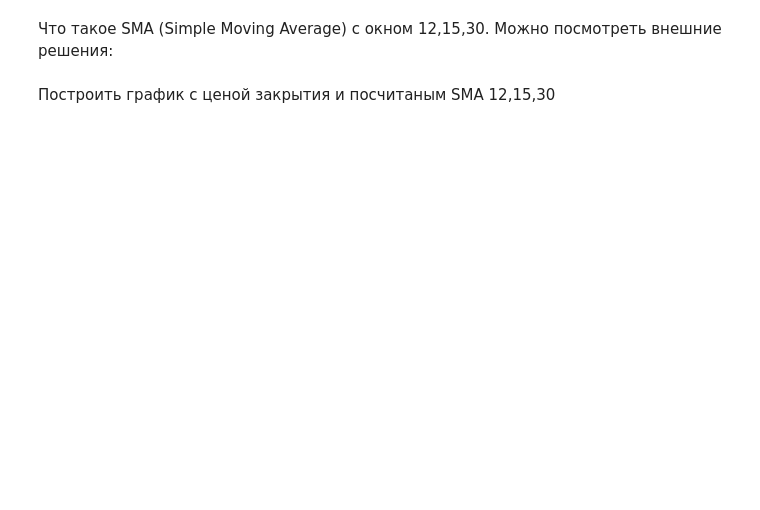
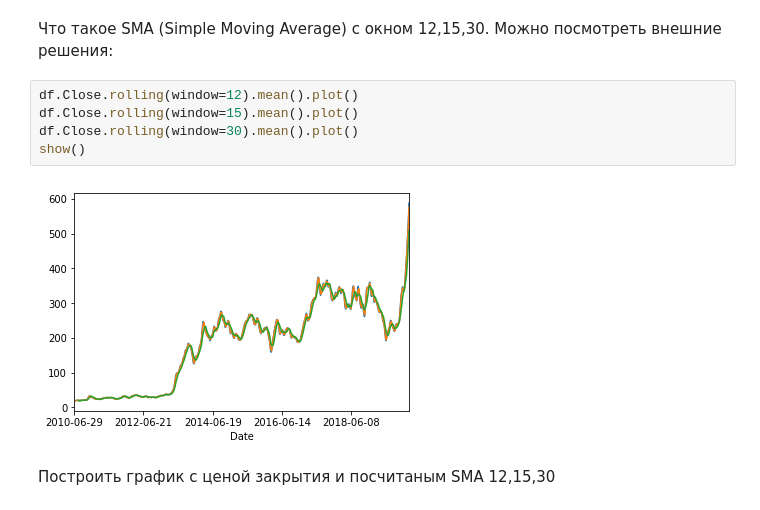
Before and after one commit to RomanMorenkoM10-102M/Morenko-M10-102M, a Jupyter notebook: DZ Pandas.ipynb, the cells around one changed output. Saved outputs shown, nothing was run; the diff lists cells and outputs as text; blank space fills up the shorter version.

```diff
--- a/DZ Pandas.ipynb
+++ b/DZ Pandas.ipynb
@@ -33,4 +67,11 @@ df
 # %% [markdown]
 Что такое SMA (Simple Moving Average) с окном 12,15,30. Можно посмотреть внешние решения:
+# %%
+df.Close.rolling(window=12).mean().plot()
+df.Close.rolling(window=15).mean().plot()
+df.Close.rolling(window=30).mean().plot()
+show()
+# %% [output]
+[figure, added]
 # %% [markdown]
 Построить график с ценой закрытия и посчитаным SMA 12,15,30
```
Also changed, not shown: parts of 4 cells of this notebook, 1 other file.
